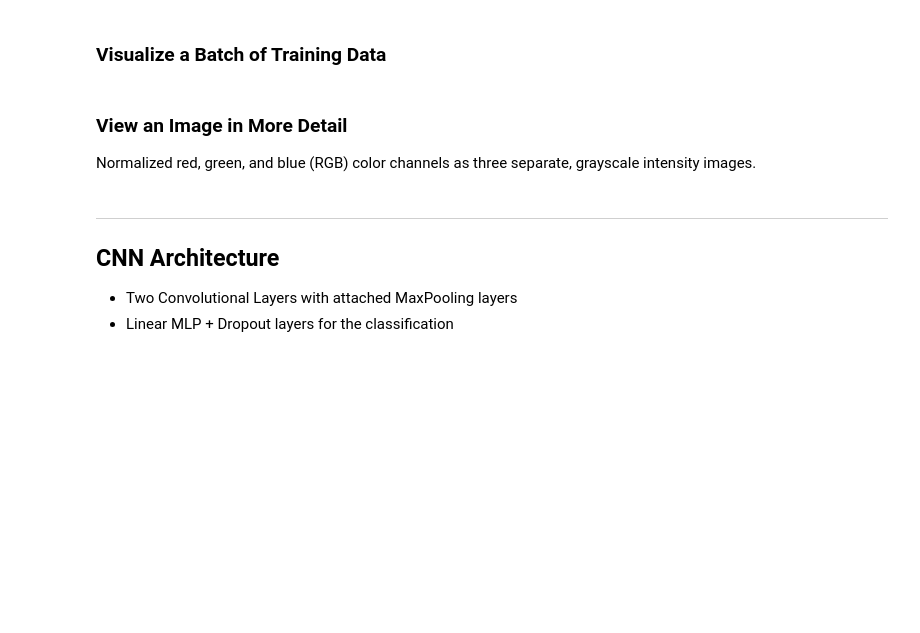
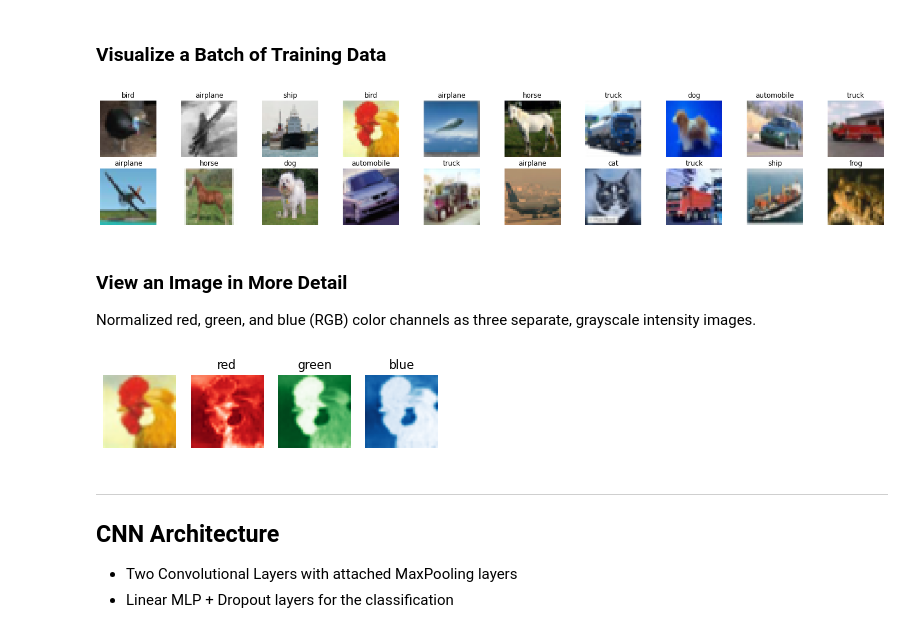
Before and after one commit to battery-code/Exploring-Neural-Networks, a Jupyter notebook: Exploring_NN_2_CNN_CIFAR10.ipynb, the cells around one changed output. Drawn from its saved outputs; the diff is of its cells as text; code cells hidden in the pictures; blank space fills up the shorter version.

```diff
--- a/Exploring_NN_2_CNN_CIFAR10.ipynb
+++ b/Exploring_NN_2_CNN_CIFAR10.ipynb
@@ -32,9 +33,9 @@ from tqdm import tqdm
 
 def get_train_val_data_loaders(batch_size, valid_size, transforms, num_workers):
     """
-    Purpose: Helper function for setting up the data pipeline, specifically creating separate data loaders for training and validation.
+    Purpose: Helper function for fetching data, splitting it into training and validation and create Pytorch DataLoader and returning the 2 Dataloaders.
     Need? 1) Explicitly separates train and validation data and used for all epochs so no data leakage occurs
-    2) Additional features like randomization in selection where possible 3) manage parallel processing
+    2) Additional features like randomization in selection where possible 3) Pytorch Dataloader manages parallel processing
     Input:
     -batch_size: how many images to be processed each time,
     -valid_size: what fraction to be set aside for validation
@@ -396,16 +411,18 @@ def imshow(img, sub):
 # %%
 # obtain one batch of training images
 dataiter = iter(data_loaders['train'])
-images, labels = dataiter.next()
+images, labels = next(dataiter)
 images = images.numpy() # convert images to numpy for display
 
 # plot the images in the batch, along with the corresponding labels
 # display 20 images
 # NOTE: make sure your batch size is at least 20
 fig, subs = plt.subplots(2, 10, figsize=(25, 4))
 for i, sub in enumerate(subs.flatten()):
     imshow(images[i], sub)
     sub.set_title(classes[labels[i]])
+# %% [output]
+[figure, added]
 # %% [markdown]
 ### View an Image in More Detail
 
@@ -426,6 +443,8 @@ for i, sub in enumerate(subs.flatten()):
         sub.imshow(img, cmap=cmaps[i])
         sub.set_title(channels[i])
         sub.axis("off")
+# %% [output]
+[figure, added]
 # %% [markdown]
 ---
 ## CNN Architecture
```
Also changed, not shown: parts of 22 cells of this notebook, 3 other files.
